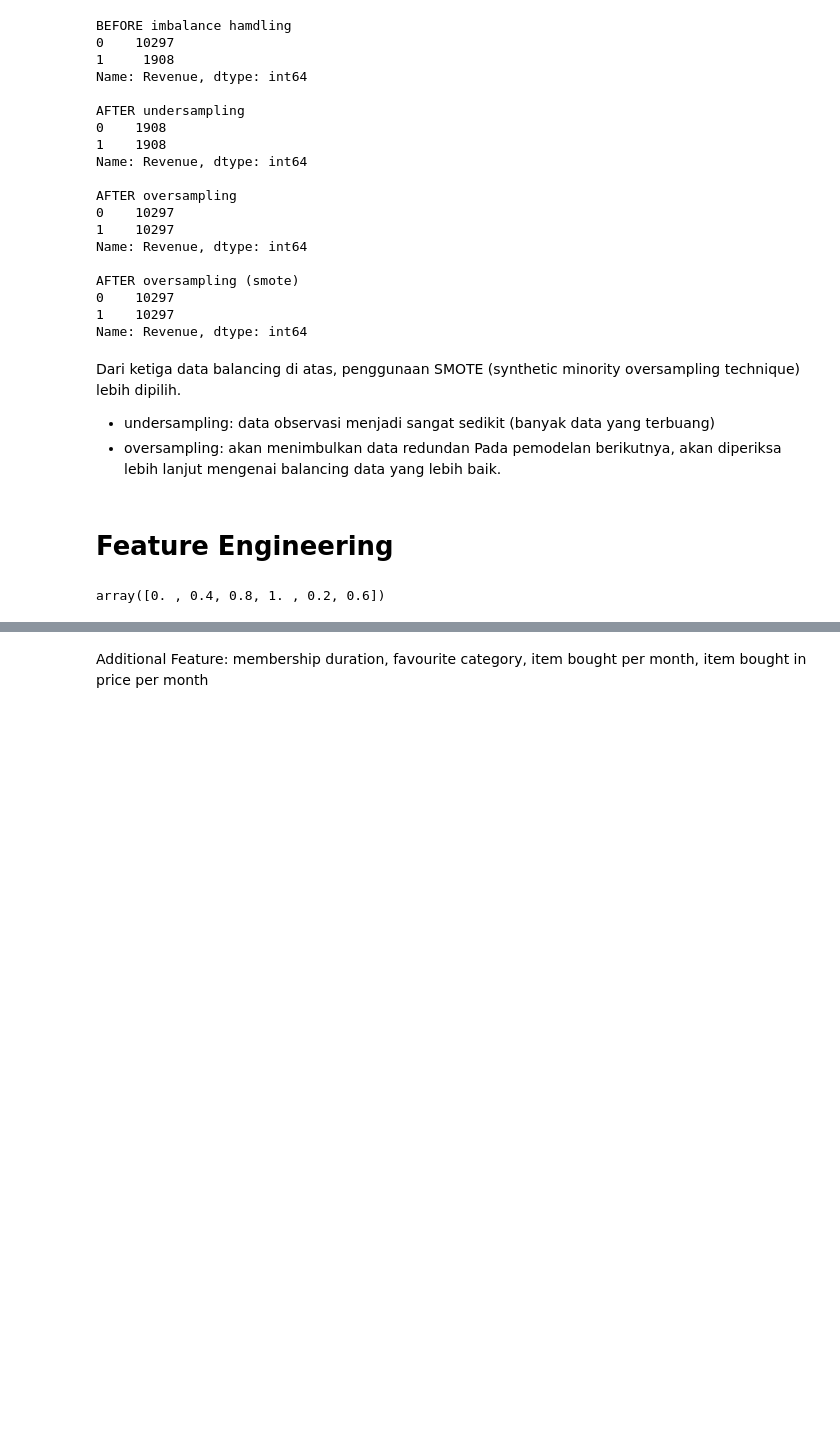
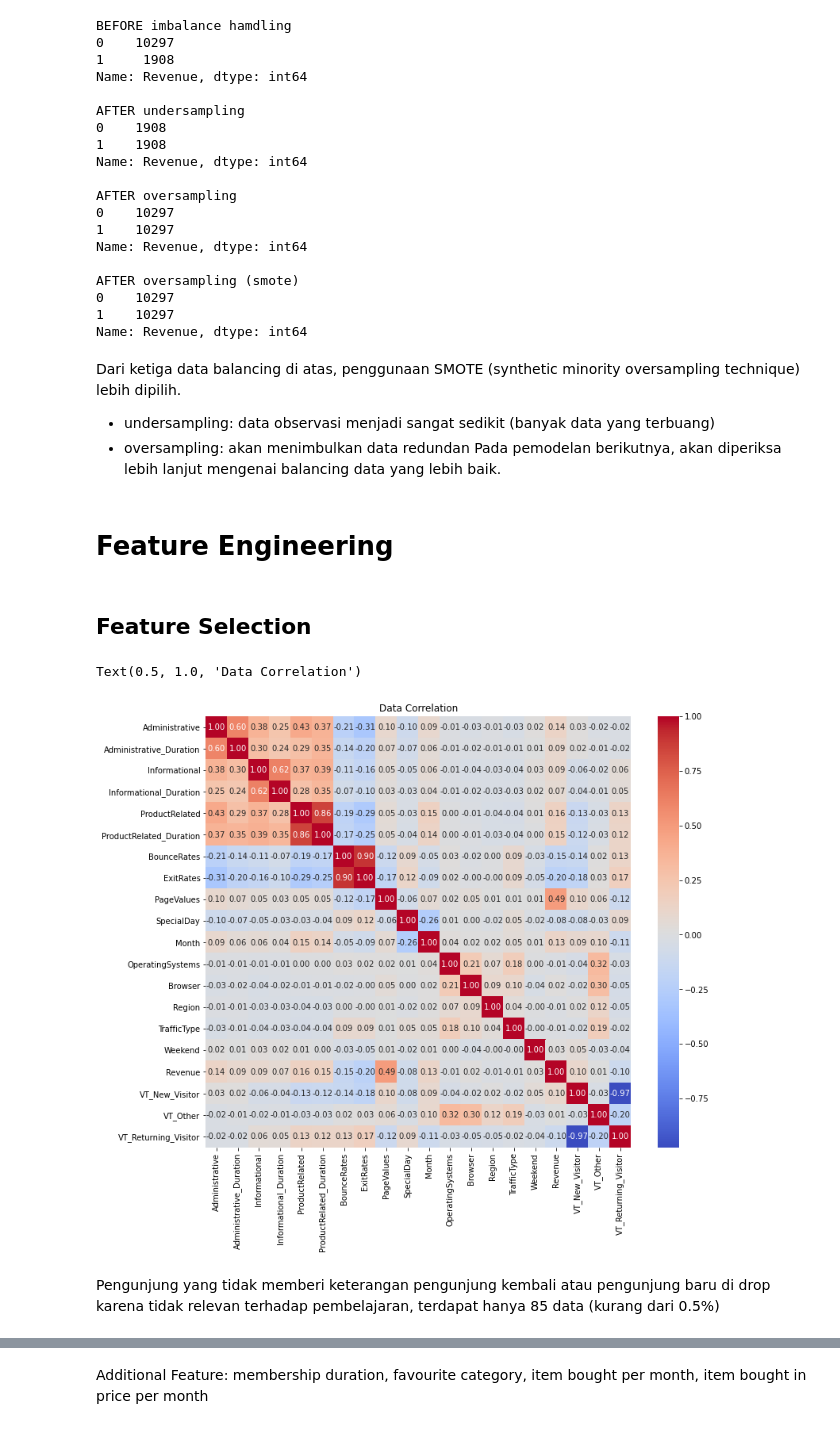
Before and after one commit to angnvi/Ijo-Lumut, a Jupyter notebook: DataPreProcessing_Ijolumut.ipynb, the cells around one changed output, grey strips where cells are left out. Drawn from its saved outputs; the diff is of its cells as text; code cells hidden in the pictures; blank space fills up the shorter version.

```diff
--- a/DataPreProcessing_Ijolumut.ipynb
+++ b/DataPreProcessing_Ijolumut.ipynb
@@ -575,7 +575,15 @@ Dari ketiga data balancing di atas, penggunaan SMOTE (synthetic minority oversam
 Pada pemodelan berikutnya, akan diperiksa lebih lanjut mengenai balancing data yang lebih baik.
 # %% [markdown]
 # Feature Engineering
-# %%
-df['SpecialDay'].unique()
-# %% [output]
-array([0. , 0.4, 0.8, 1. , 0.2, 0.6])
+# %% [markdown]
+## Feature Selection
+# %%
+# korelasi data setelah cleansing
+plt.figure(figsize=(12 , 10))
+sns.heatmap(df_processed.corr(), cmap = 'coolwarm', annot = True, fmt = '.2f')
+plt.title('Data Correlation')
+# %% [output]
+Text(0.5, 1.0, 'Data Correlation')
+[figure, added]
+# %% [markdown]
+Pengunjung yang tidak memberi keterangan pengunjung kembali atau pengunjung baru di drop karena tidak relevan terhadap pembelajaran, terdapat hanya 85 data (kurang dari 0.5%)
```
Also changed, not shown: parts of 12 cells of this notebook.
